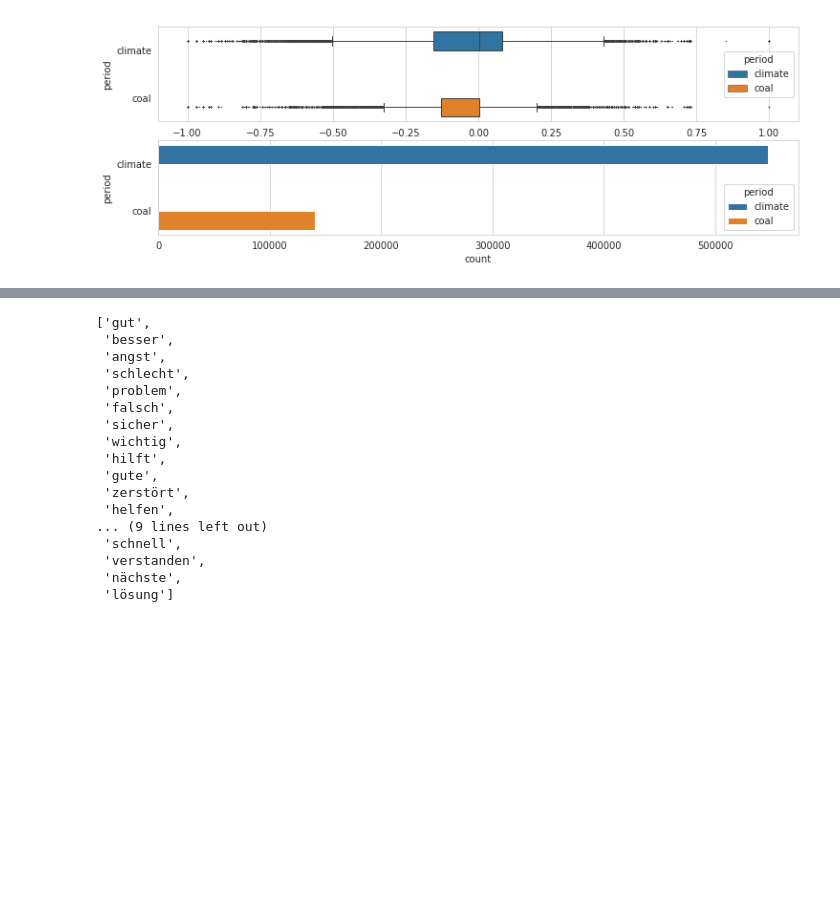
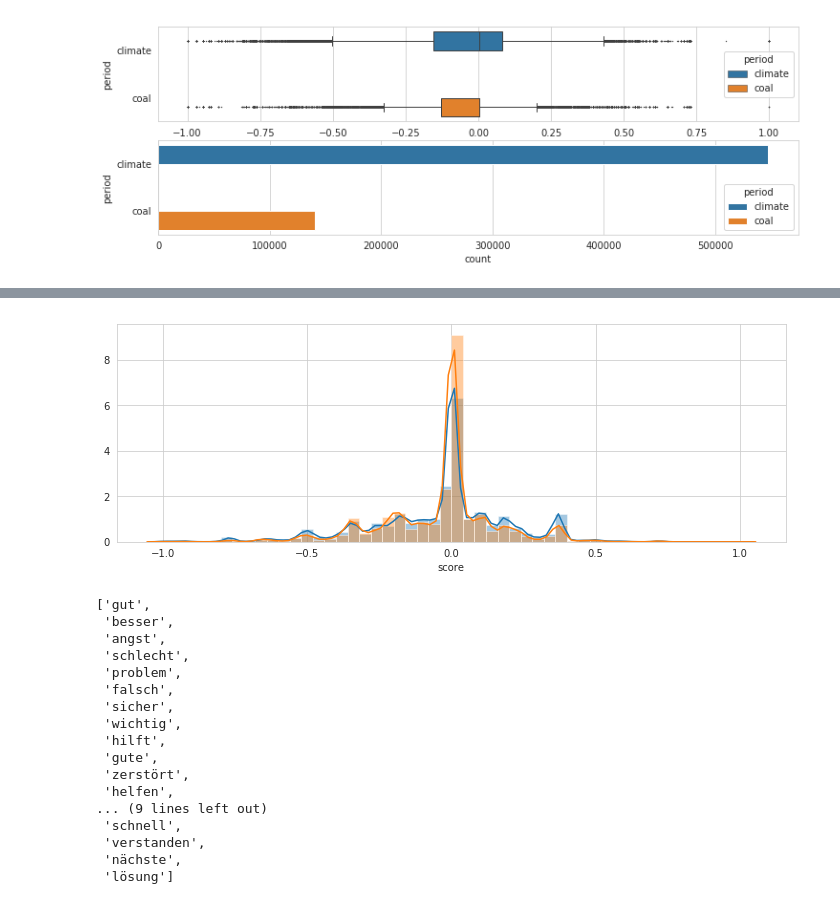
Before and after one commit to yuantinglee/twitter-discourse, a Jupyter notebook: analysis/word_shifts.ipynb, the cells around one changed output, grey strips where cells are left out. Saved outputs shown, nothing was run; the diff lists cells and outputs as text; code cells hidden in the pictures; blank space fills up the shorter version.

```diff
--- a/analysis/word_shifts.ipynb
+++ b/analysis/word_shifts.ipynb
@@ -1290,3 +1314,20 @@ plt.show()
+# %%
+# removing the 0s from tweet statistics
+fig, ax = plt.subplots(figsize=(12,4))
+
+sns.distplot(tweets_before_nz['score'],
+           #fliersize=0.5, linewidth=1,
+           #ax=ax[0]
+             #hist_kws={"log": "True"}
+           )
+
+sns.distplot(tweets_after_nz['score'],
+             #hist_kws={"log": "True"}
+           )
+
+plt.show()
+# %% [output]
+[figure, added]
 # %%
 # list of words to look for
 top_wordshift = list(df_wordshift['word'])
```
Also changed, not shown: parts of 6 cells of this notebook.
